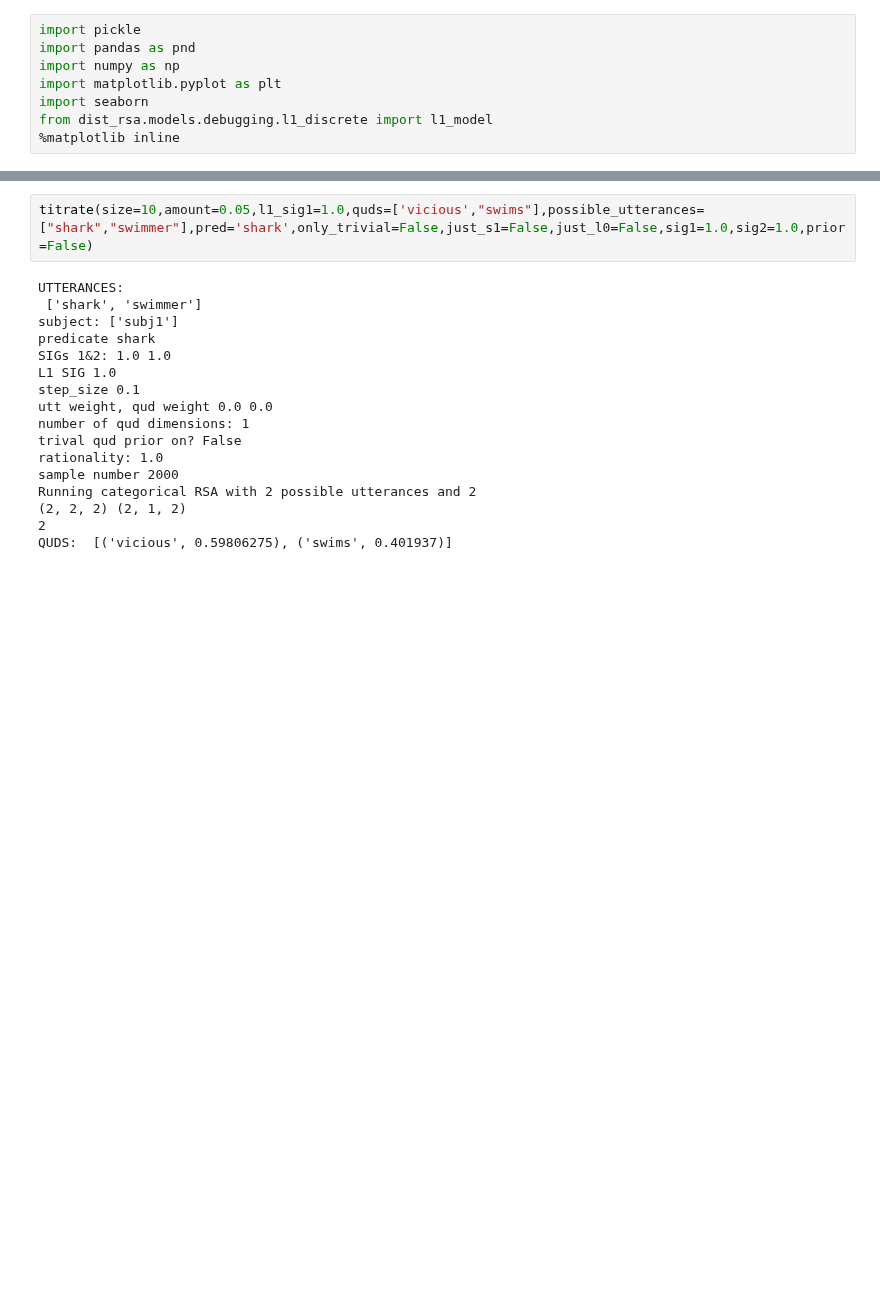
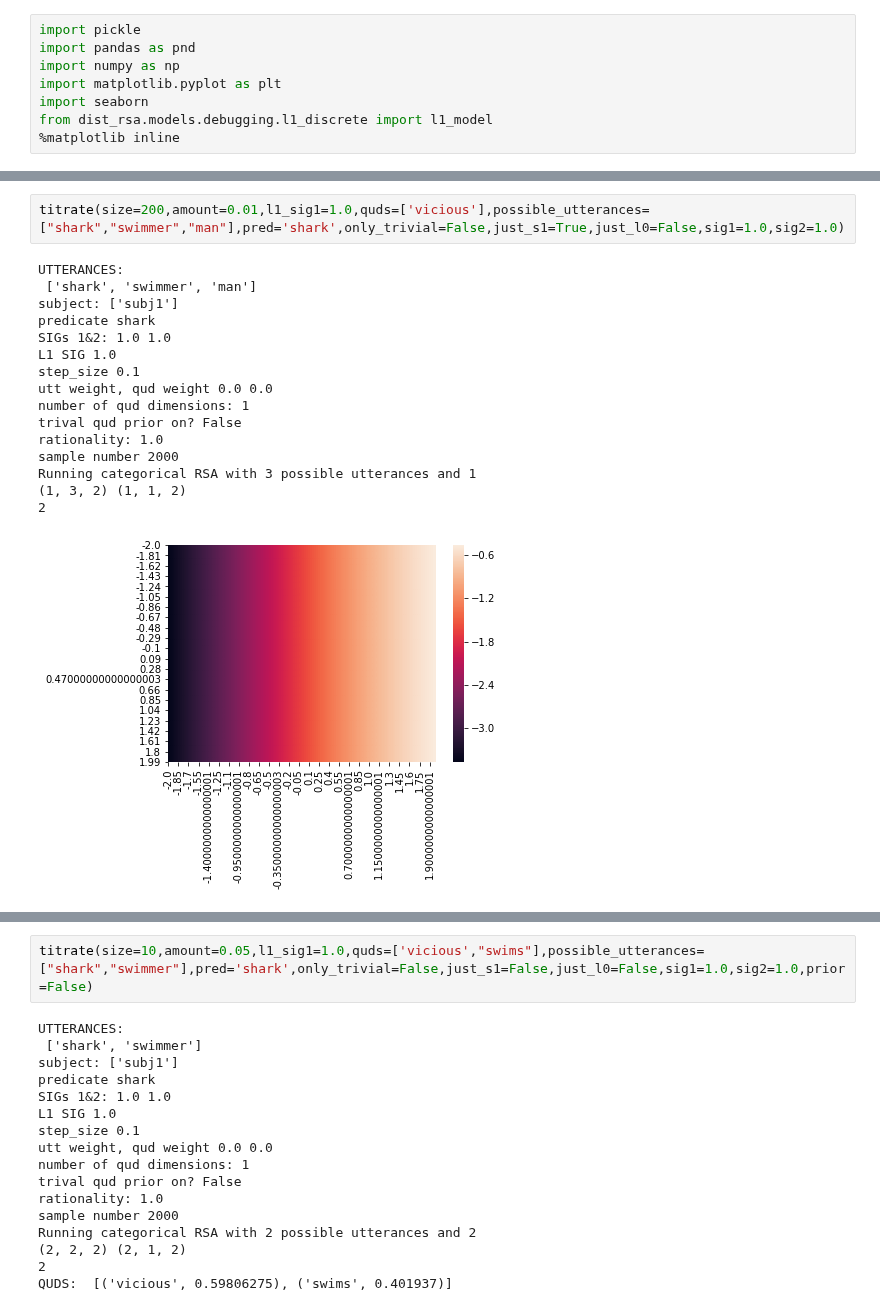
Before and after one commit to reubenharry/Distributional-RSA, a Jupyter notebook: minimal_case.ipynb, the cells around one changed output, grey strips where cells are left out. Cells and saved outputs as stored; diff of their text form; blank space fills up the shorter version.

```diff
--- a/minimal_case.ipynb
+++ b/minimal_case.ipynb
@@ -53,0 +71,19 @@ def titrate(size,amount,l1_sig1,quds,only_trivial,pred,just_s1,possible_utteranc
+# %%
+titrate(size=200,amount=0.01,l1_sig1=1.0,quds=['vicious'],possible_utterances=["shark","swimmer","man"],pred='shark',only_trivial=False,just_s1=True,just_l0=False,sig1=1.0,sig2=1.0)
+# %% [output]
+UTTERANCES:
+ ['shark', 'swimmer', 'man']
+subject: ['subj1']
+predicate shark
+SIGs 1&2: 1.0 1.0
+L1 SIG 1.0
+step_size 0.1
+utt weight, qud weight 0.0 0.0
+number of qud dimensions: 1
+trival qud prior on? False
+rationality: 1.0
+sample number 2000
+Running categorical RSA with 3 possible utterances and 1
+(1, 3, 2) (1, 1, 2)
+2
+[figure, added]
```
Also changed, not shown: parts of 6 cells of this notebook, 58 other files.
